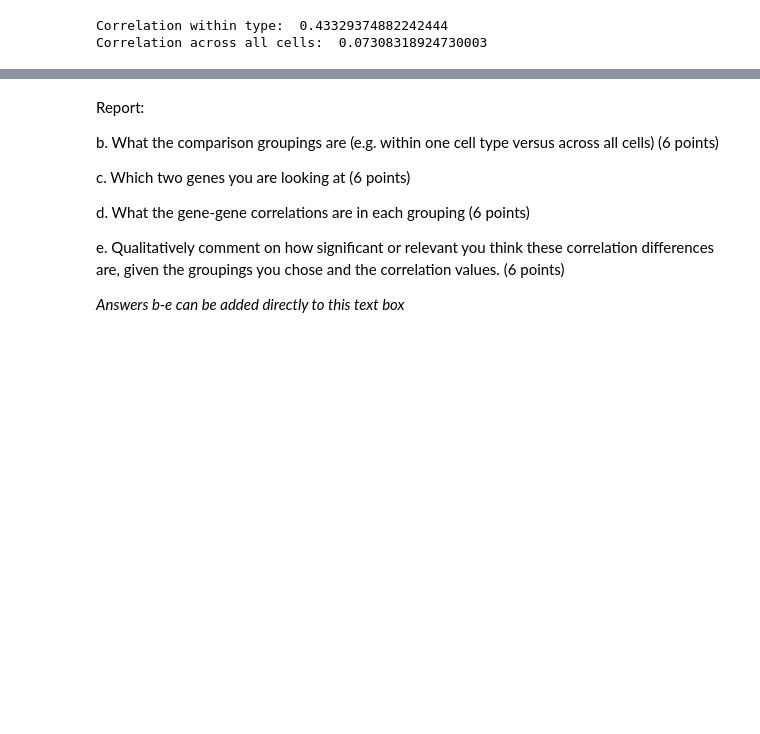
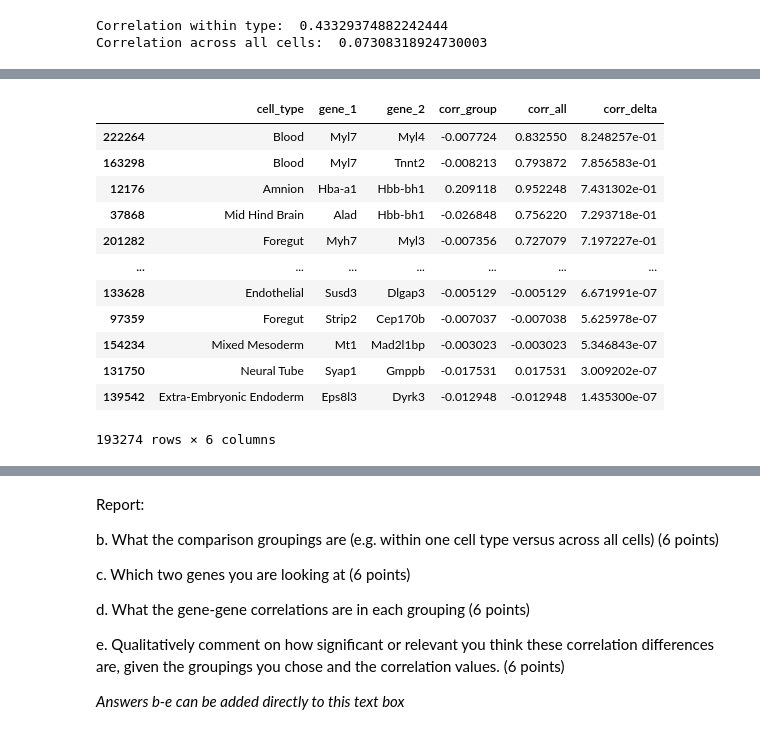
Before and after one commit to xqyn/BI-BE-CS-183-2023-HW, a Jupyter notebook: HW1/Problem3.ipynb, the cells around one changed output, grey strips where cells are left out. Cells and saved outputs as stored; diff of their text form; code cells hidden in the pictures; blank space fills up the shorter version.

```diff
--- a/HW1/Problem3.ipynb
+++ b/HW1/Problem3.ipynb
@@ -279,0 +289,16 @@ df.loc[df['corr_delta'] == max(df['corr_delta'])]
+# %%
+df1.sort_values(['corr_delta'],ascending = [False])
+# %% [output]
+|  | cell_type | gene_1 | gene_2 | corr_group | corr_all | corr_delta |
+| 222264 | Blood | Myl7 | Myl4 | -0.007724 | 0.832550 | 8.248257e-01 |
+| 163298 | Blood | Myl7 | Tnnt2 | -0.008213 | 0.793872 | 7.856583e-01 |
+| 12176 | Amnion | Hba-a1 | Hbb-bh1 | 0.209118 | 0.952248 | 7.431302e-01 |
+| 37868 | Mid Hind Brain | Alad | Hbb-bh1 | -0.026848 | 0.756220 | 7.293718e-01 |
+| 201282 | Foregut | Myh7 | Myl3 | -0.007356 | 0.727079 | 7.197227e-01 |
+| ... | ... | ... | ... | ... | ... | ... |
+| 133628 | Endothelial | Susd3 | Dlgap3 | -0.005129 | -0.005129 | 6.671991e-07 |
+| 97359 | Foregut | Strip2 | Cep170b | -0.007037 | -0.007038 | 5.625978e-07 |
+| 154234 | Mixed Mesoderm | Mt1 | Mad2l1bp | -0.003023 | -0.003023 | 5.346843e-07 |
+| 131750 | Neural Tube | Syap1 | Gmppb | -0.017531 | 0.017531 | 3.009202e-07 |
+| 139542 | Extra-Embryonic Endoderm | Eps8l3 | Dyrk3 | -0.012948 | -0.012948 | 1.435300e-07 |
+193274 rows × 6 columns
```
Also changed, not shown: parts of 11 cells of this notebook.
